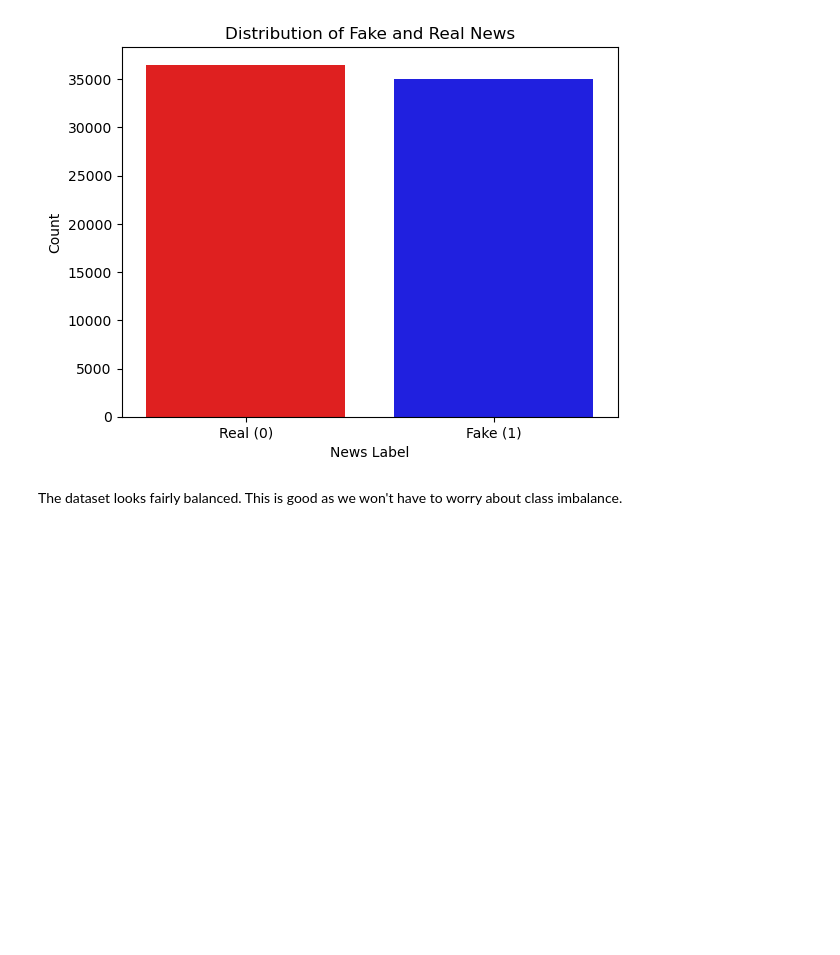
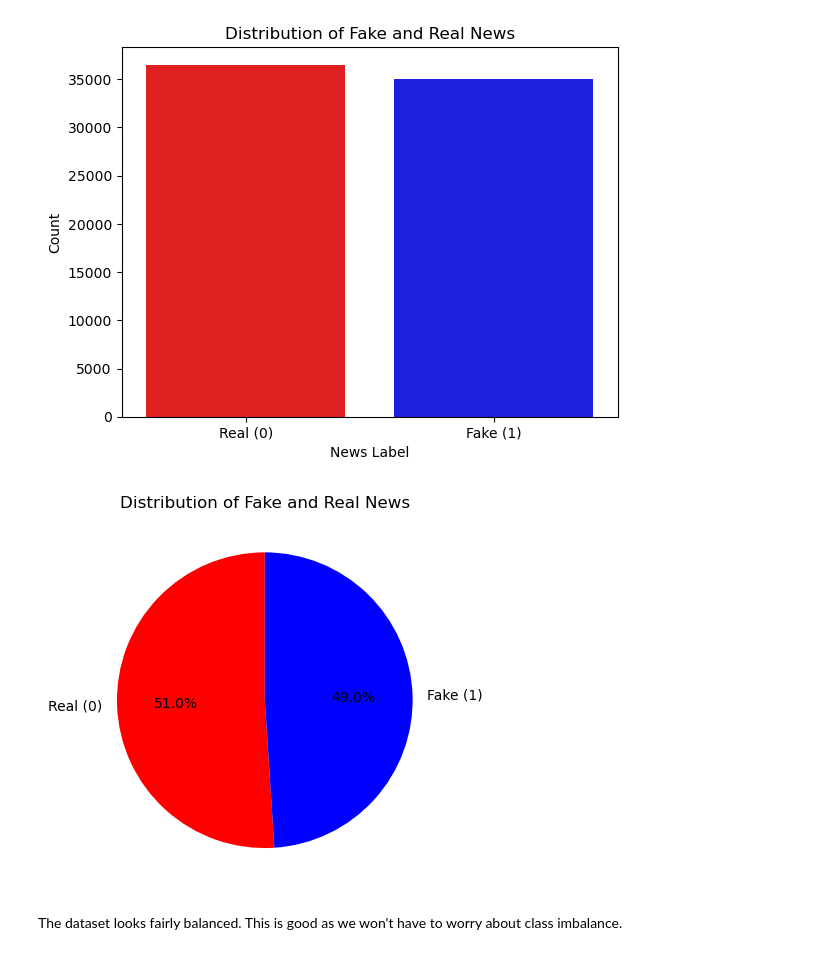
Before and after one commit to SujanNeupane42/data606_capstone_teamC, a Jupyter notebook: notebooks/basic_eda.ipynb, the cells around one changed output. Saved outputs shown, nothing was run; the diff lists cells and outputs as text; code cells hidden in the pictures; blank space fills up the shorter version.

```diff
--- a/notebooks/basic_eda.ipynb
+++ b/notebooks/basic_eda.ipynb
@@ -73,6 +73,13 @@ plt.ylabel('Count')
 plt.show()
 # %% [output]
 [figure]
+# %%
+counts_for_each_label = df['label'].value_counts()
+plt.pie(counts_for_each_label, labels=['Real (0)', 'Fake (1)'], colors=["red", "blue"], autopct='%1.1f%%', startangle=90)
+plt.title('Distribution of Fake and Real News')
+plt.show()
+# %% [output]
+[figure, added]
 # %% [markdown]
 The dataset looks fairly balanced. This is good as we won't have to worry about class imbalance.
 # %%
```
Also changed, not shown: 2 other files.
